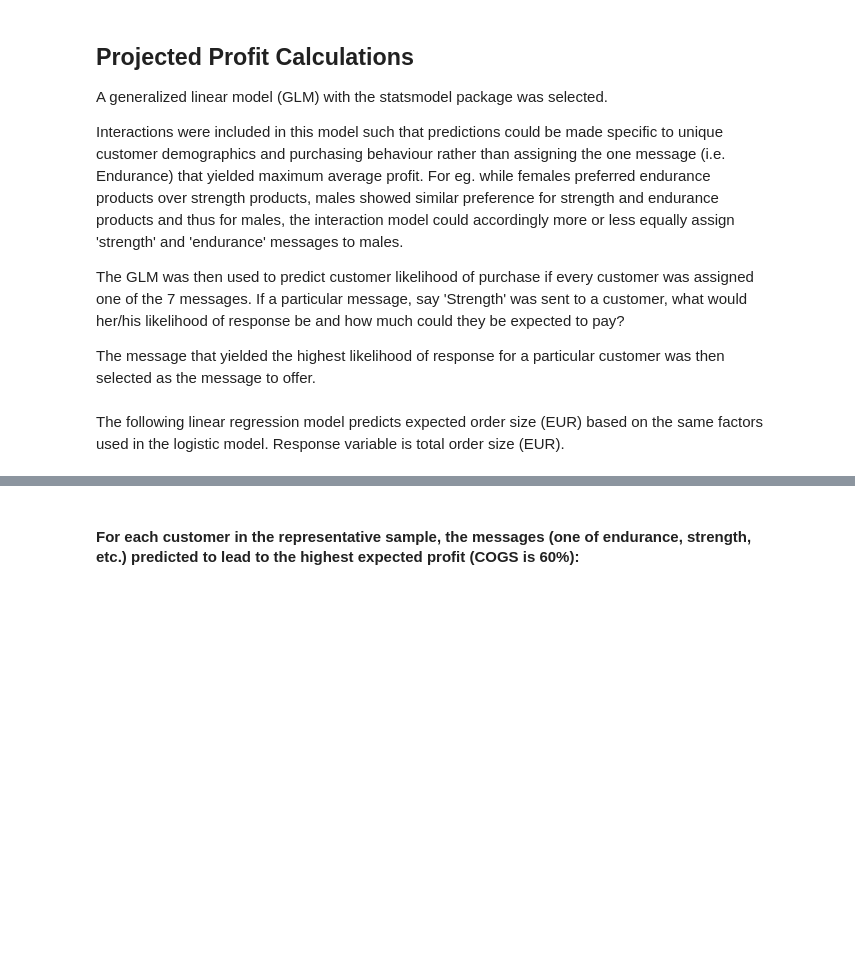
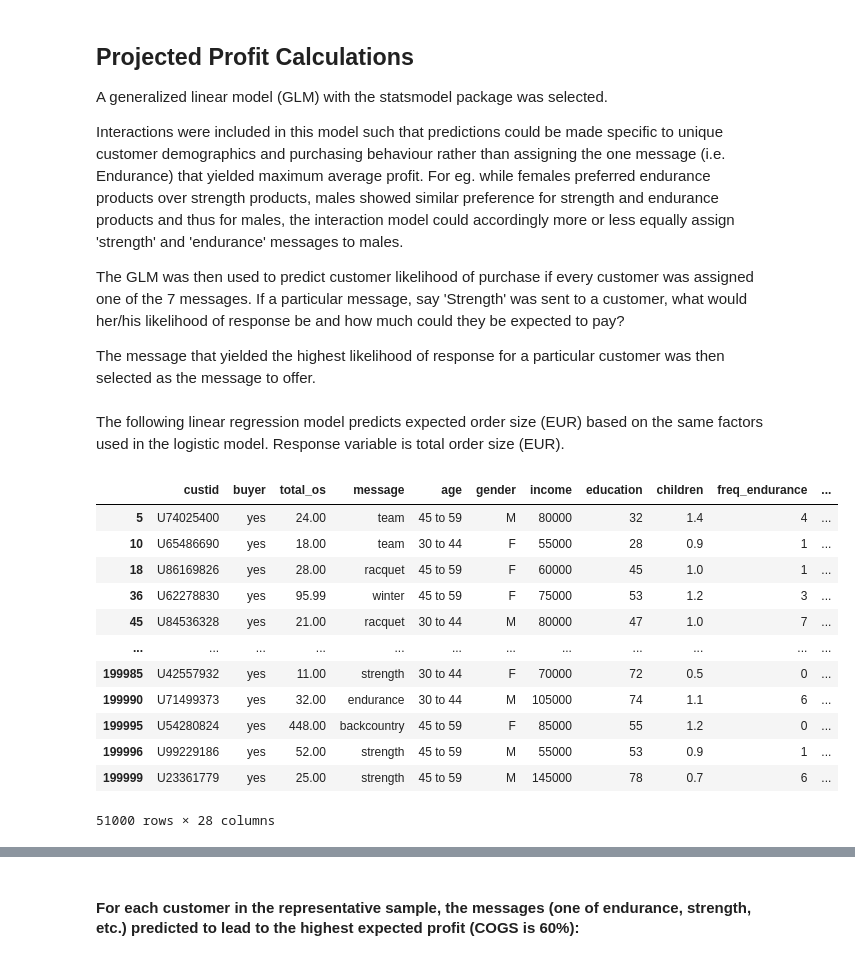
Before and after one commit to Anjankumar-Krishnan/anjankumar-krishnan.github.io, a Jupyter notebook: pentathlon_nptb_git_publish.ipynb, the cells around one changed output, grey strips where cells are left out. Drawn from its saved outputs; the diff is of its cells as text; code cells hidden in the pictures; blank space fills up the shorter version.

```diff
--- a/pentathlon_nptb_git_publish.ipynb
+++ b/pentathlon_nptb_git_publish.ipynb
@@ -610,4 +610,22 @@ The GLM was then used to predict customer likelihood of purchase if every custom
 The message that yielded the highest likelihood of response for a particular customer was then selected as the message to offer.
 # %% [markdown]
 The following linear regression model predicts expected order size (EUR) based on the same factors used in the logistic model. Response variable is total order size (EUR).
+# %%
+pentathlon_nptb = pentathlon_nptb.assign(log_total_os = np.log(pentathlon_nptb.total_os))
+
+pentathlon_nptb.query('buyer_yes == 1')
+# %% [output]
+|  | custid | buyer | total_os | message | age | gender | income | education | children | freq_endurance | ... |
+| 5 | U74025400 | yes | 24.00 | team | 45 to 59 | M | 80000 | 32 | 1.4 | 4 | ... |
+| 10 | U65486690 | yes | 18.00 | team | 30 to 44 | F | 55000 | 28 | 0.9 | 1 | ... |
+| 18 | U86169826 | yes | 28.00 | racquet | 45 to 59 | F | 60000 | 45 | 1.0 | 1 | ... |
+| 36 | U62278830 | yes | 95.99 | winter | 45 to 59 | F | 75000 | 53 | 1.2 | 3 | ... |
+| 45 | U84536328 | yes | 21.00 | racquet | 30 to 44 | M | 80000 | 47 | 1.0 | 7 | ... |
+| ... | ... | ... | ... | ... | ... | ... | ... | ... | ... | ... | ... |
+| 199985 | U42557932 | yes | 11.00 | strength | 30 to 44 | F | 70000 | 72 | 0.5 | 0 | ... |
+| 199990 | U71499373 | yes | 32.00 | endurance | 30 to 44 | M | 105000 | 74 | 1.1 | 6 | ... |
+| 199995 | U54280824 | yes | 448.00 | backcountry | 45 to 59 | F | 85000 | 55 | 1.2 | 0 | ... |
+| 199996 | U99229186 | yes | 52.00 | strength | 45 to 59 | M | 55000 | 53 | 0.9 | 1 | ... |
+| 199999 | U23361779 | yes | 25.00 | strength | 45 to 59 | M | 145000 | 78 | 0.7 | 6 | ... |
+51000 rows × 28 columns
 # %%
```
Also changed, not shown: parts of 20 cells of this notebook.
